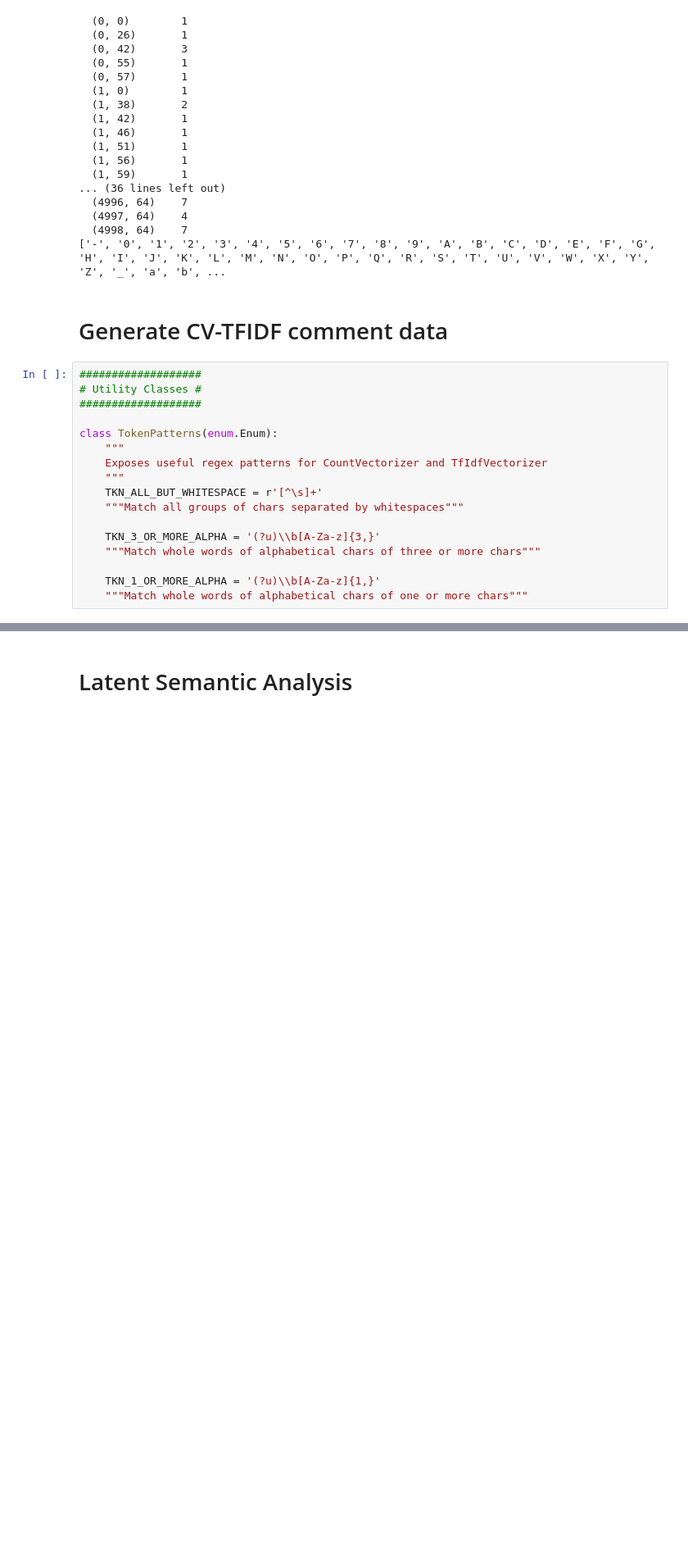
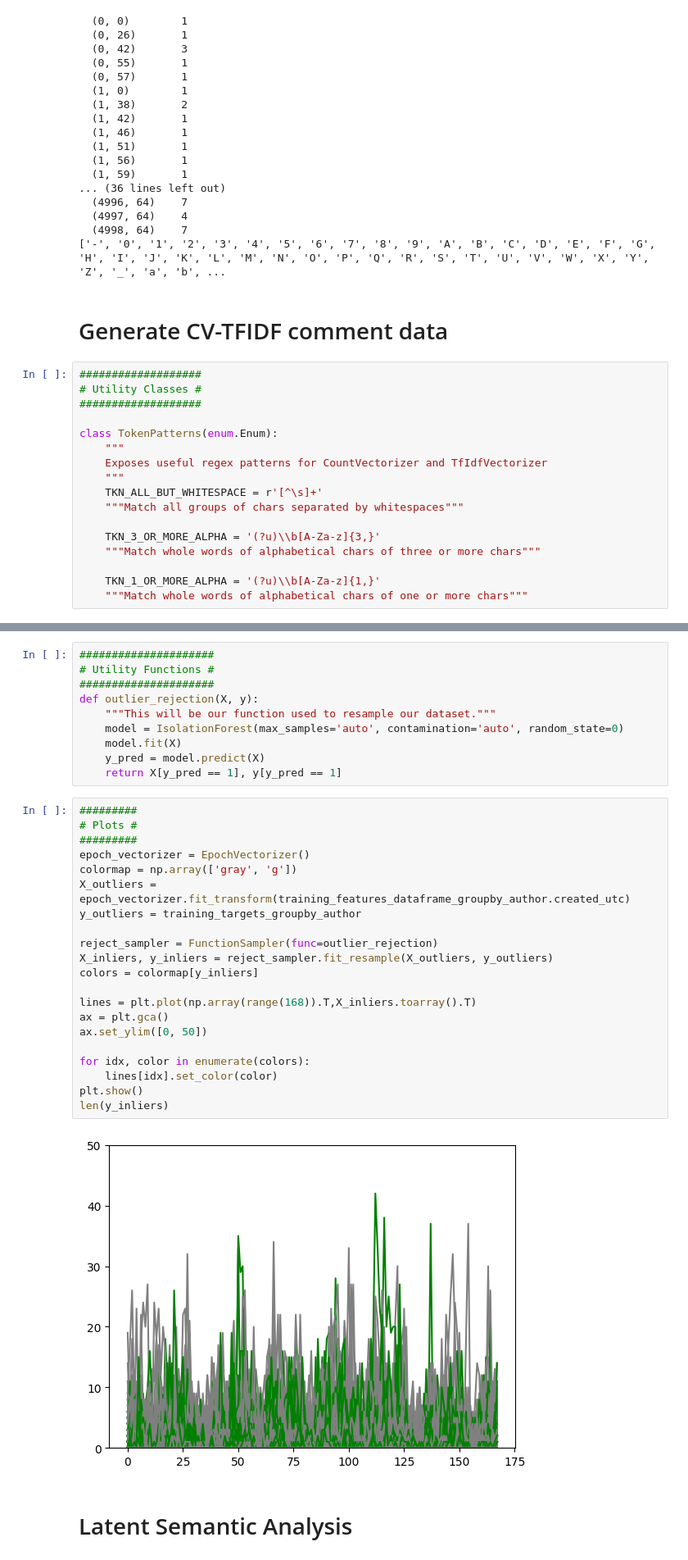
Before and after one commit to matteo4diani/reddit-nlp-demo, a Jupyter notebook: reddit-gender-classifier/reddit_gender_classifier.ipynb, the cells around one changed output, grey strips where cells are left out. Shown at 82% size. Drawn from its saved outputs; the diff is of its cells as text; blank space fills up the shorter version.

Commit message:
added in-pipeline outlier detection, more docs and text blocks

```diff
--- a/reddit-gender-classifier/reddit_gender_classifier.ipynb
+++ b/reddit-gender-classifier/reddit_gender_classifier.ipynb
@@ -434,2 +445,35 @@ class TokenPatterns(enum.Enum):
+# %%
+#####################
+# Utility Functions #
+#####################
+def outlier_rejection(X, y):
+    """This will be our function used to resample our dataset."""
+    model = IsolationForest(max_samples='auto', contamination='auto', random_state=0)
+    model.fit(X)
+    y_pred = model.predict(X)
+    return X[y_pred == 1], y[y_pred == 1]
+# %%
+#########
+# Plots #
+#########
+epoch_vectorizer = EpochVectorizer()
+colormap = np.array(['gray', 'g'])
+X_outliers = epoch_vectorizer.fit_transform(training_features_dataframe_groupby_author.created_utc)
+y_outliers = training_targets_groupby_author
+
+reject_sampler = FunctionSampler(func=outlier_rejection)
+X_inliers, y_inliers = reject_sampler.fit_resample(X_outliers, y_outliers)
+colors = colormap[y_inliers]
+
+lines = plt.plot(np.array(range(168)).T,X_inliers.toarray().T)
+ax = plt.gca()
+ax.set_ylim([0, 50])
+
+for idx, color in enumerate(colors):
+    lines[idx].set_color(color)
+plt.show()
+len(y_inliers)
+# %% [output]
+[figure, added]
 # %% [markdown]
 # Latent Semantic Analysis
```
Also changed, not shown: parts of 11 cells of this notebook, 1 other file.
